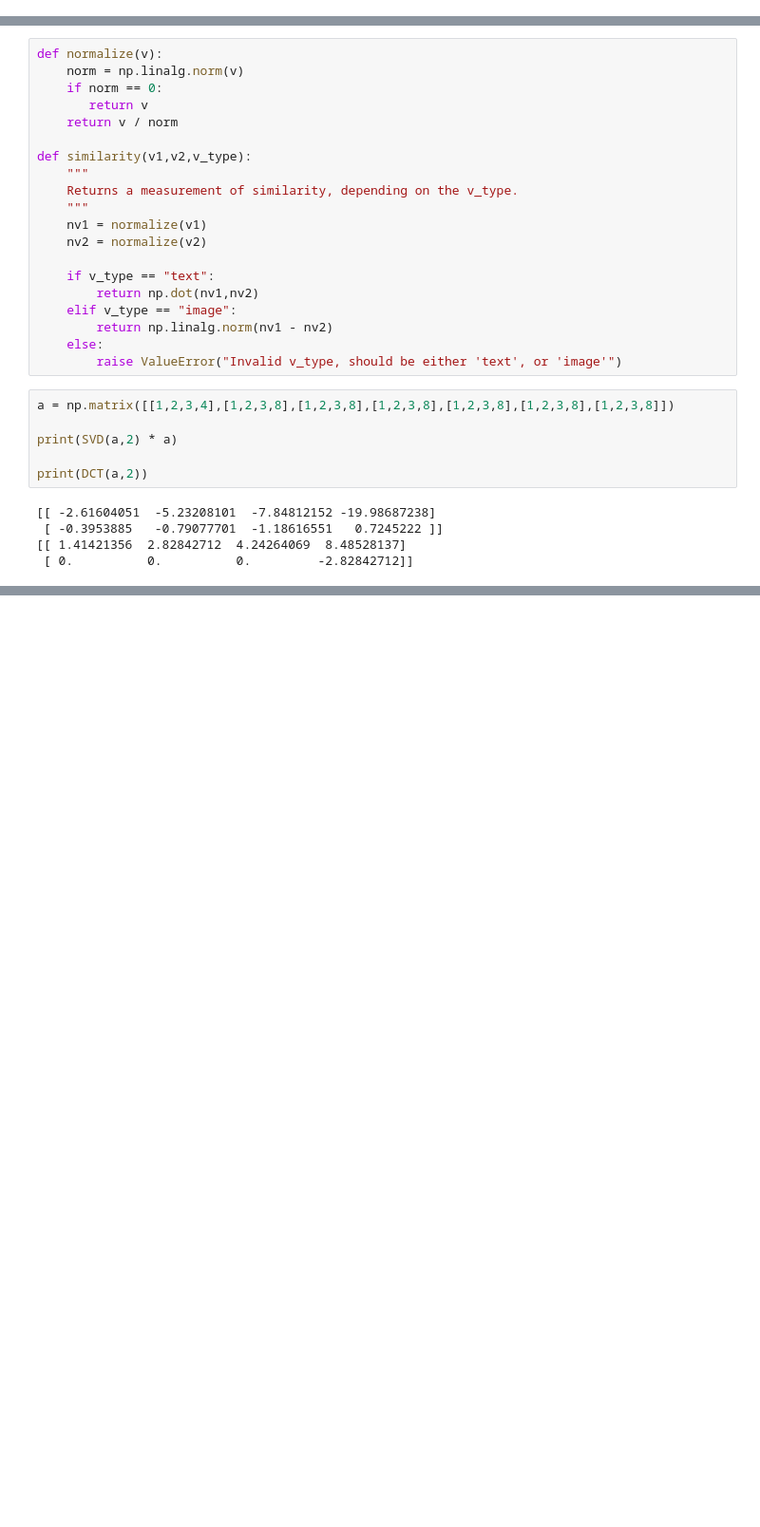
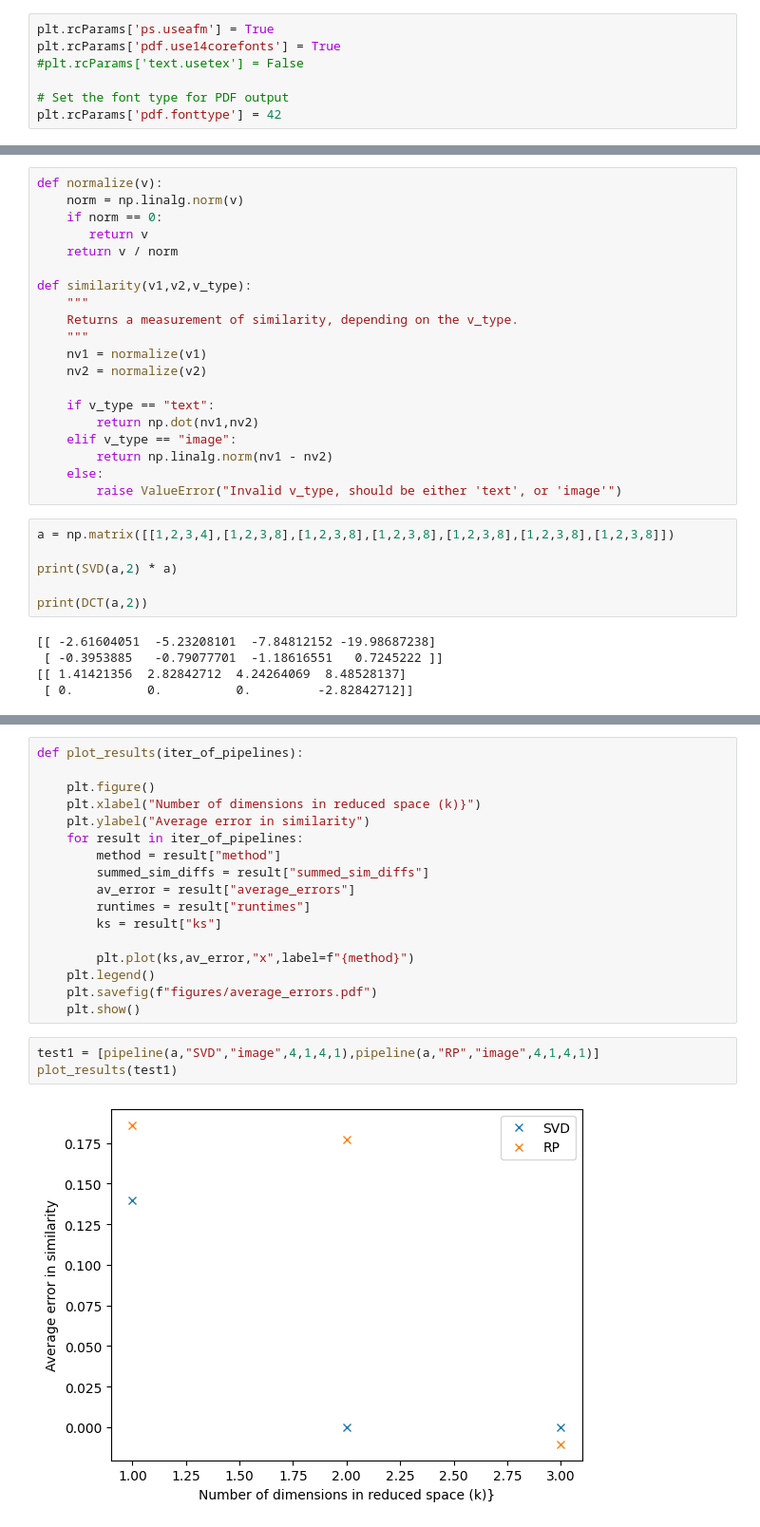
Before and after one commit to erikwallindermahler/DD2434-Project, a Jupyter notebook: notebook.ipynb, the cells around one changed output, grey strips where cells are left out. Shown: that part at 95% size. Cells and saved outputs as stored; diff of their text form; blank space fills up the shorter version.

Commit message:
Plotter of pipeline

```diff
--- a/notebook.ipynb
+++ b/notebook.ipynb
@@ -18,6 +18,13 @@ import numpy as np
 from matplotlib import pyplot as plt
 import scipy
 import time
+# %%
+plt.rcParams['ps.useafm'] = True
+plt.rcParams['pdf.use14corefonts'] = True
+#plt.rcParams['text.usetex'] = False
+
+# Set the font type for PDF output
+plt.rcParams['pdf.fonttype'] = 42
 # %%
 def normalizecolumns(d):
     """
@@ -159,0 +199,22 @@ pipeline(a,SVD,"image",4,1,4,1)
+# %%
+def plot_results(iter_of_pipelines):
+
+    plt.figure()
+    plt.xlabel("Number of dimensions in reduced space (k)}")
+    plt.ylabel("Average error in similarity")
+    for result in iter_of_pipelines:
+        method = result["method"]
+        summed_sim_diffs = result["summed_sim_diffs"]
+        av_error = result["average_errors"]
+        runtimes = result["runtimes"]
+        ks = result["ks"]
+
+        plt.plot(ks,av_error,"x",label=f"{method}")
+    plt.legend()
+    plt.savefig(f"figures/average_errors.pdf")
+    plt.show()
+# %%
+test1 = [pipeline(a,"SVD","image",4,1,4,1),pipeline(a,"RP","image",4,1,4,1)]
+plot_results(test1)
+# %% [output]
+[figure, added]
```
Also changed, not shown: parts of 2 cells of this notebook, 1 other file.
